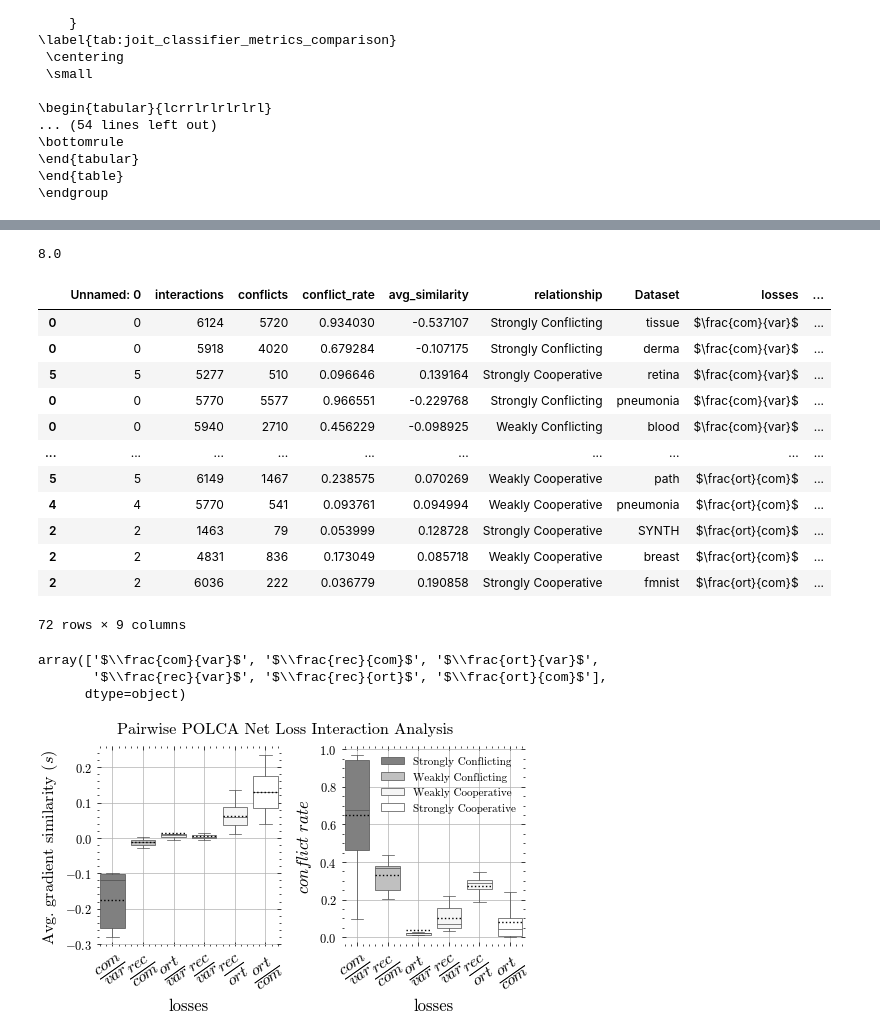
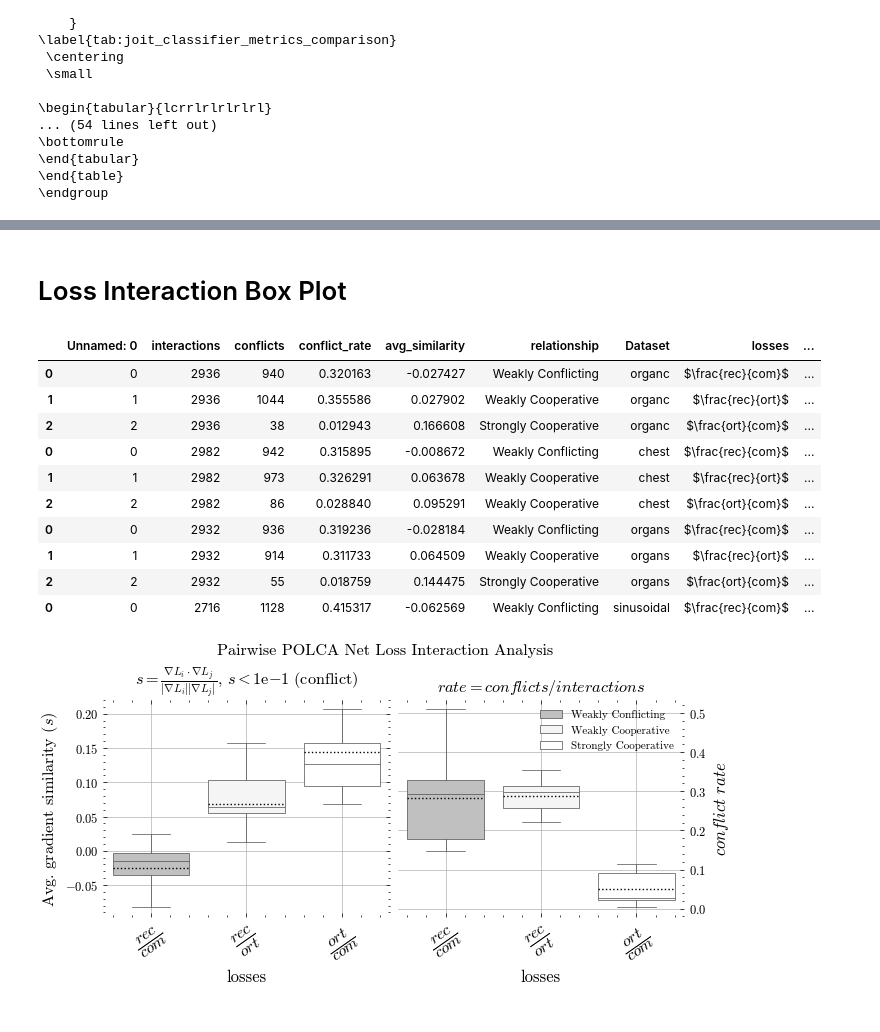
Before and after one commit to jamartinh/polcanet, a Jupyter notebook: examples/notebooks/report_all_classification_metrics.ipynb, the cells around one changed output, grey strips where cells are left out. Cells and saved outputs as stored; diff of their text form; code cells hidden in the pictures.

```diff
--- a/examples/notebooks/report_all_classification_metrics.ipynb
+++ b/examples/notebooks/report_all_classification_metrics.ipynb
@@ -153,5 +173,5 @@ experiment = "experiments"
 # %%
-df_metrics = read_metrics_csv_files(f"{experiment}/*/image_metrics_*.csv")
+df_metrics = read_metrics_csv_files(f"output/{experiment}/*/image_metrics_*.csv",with_labels=with_labels)
 df_metrics.head(6)
 # %% [output]
 |  |  |  | NRMSE |  | PSNR |  | SSIM |  |
@@ -166,5 +186,5 @@ df_metrics.head(6)
 # %%
-df_class = read_class_csv_files(f"{experiment}/*/classification_metrics_*.csv")
+df_class = read_class_csv_files(f"output/{experiment}/*/classification_metrics_*.csv",with_labels=with_labels)
 df_class.head(12)
 # %% [output]
 |  |  |  |  | ACC |  | F1 |  |
@@ -415,7 +443,7 @@ for ax, metric, title in zip(axs, ["NRMSE", "PSNR", "SSIM"], ["NRMSE", "PSNR", "
         y="Value",
         hue="Method",
         fill=True,
-        palette={"PCA": "lightgray", "POLCA": "white"},
+        palette={"PCA": "lightgray","PCA-labels": "lightgray", "POLCA": "white", "POLCA-labels": "white"},
         gap=0.0,
         showmeans=True,
         meanprops={"ls": ":", "c": "k"},
@@ -615,9 +483,7 @@ plt.savefig(f"{experiment}/classifier_metric_comparison_boxplot_methods.pdf", dp
-# %%
-(64 * 64) ** (1 / 4)
-# %% [output]
-8.0
+# %% [markdown]
+# Loss Interaction Box Plot
 # %%
-df_loss = read_loss_interaction_csv_files(f"{experiment}/*/loss_interaction_report.csv")
+df_loss = read_loss_interaction_csv_files(f"output/{experiment}/*/loss_interaction_report.csv")
 
 # Step 1: Find the most common relationship for each unique losses value
 most_common_relationship = (
@@ -645,37 +511,27 @@ df_loss["relationship_category"] = pd.Categorical(
     df_loss["common_relationship"], categories=relationship_order, ordered=True
 )
 
-# Step 6: Sort the DataFrame based on the categorical column
-df_loss = df_loss.sort_values("relationship_category")
 
 # Step 7: Drop the helper column used for sorting
 df_loss = df_loss.drop(columns=["relationship_category"])
 
-# df_loss["losses"]  = "$" + df_loss["losses"] + "$"
 
-df_loss
+
+df_loss.head(10)
 # %% [output]
 |  | Unnamed: 0 | interactions | conflicts | conflict_rate | avg_similarity | relationship | Dataset | losses | ... |
-| 0 | 0 | 6124 | 5720 | 0.934030 | -0.537107 | Strongly Conflicting | tissue | $\frac{com}{var}$ | ... |
-| 0 | 0 | 5918 | 4020 | 0.679284 | -0.107175 | Strongly Conflicting | derma | $\frac{com}{var}$ | ... |
-| 5 | 5 | 5277 | 510 | 0.096646 | 0.139164 | Strongly Cooperative | retina | $\frac{com}{var}$ | ... |
-| 0 | 0 | 5770 | 5577 | 0.966551 | -0.229768 | Strongly Conflicting | pneumonia | $\frac{com}{var}$ | ... |
-| 0 | 0 | 5940 | 2710 | 0.456229 | -0.098925 | Weakly Conflicting | blood | $\frac{com}{var}$ | ... |
-| ... | ... | ... | ... | ... | ... | ... | ... | ... | ... |
-| 5 | 5 | 6149 | 1467 | 0.238575 | 0.070269 | Weakly Cooperative | path | $\frac{ort}{com}$ | ... |
-| 4 | 4 | 5770 | 541 | 0.093761 | 0.094994 | Weakly Cooperative | pneumonia | $\frac{ort}{com}$ | ... |
-| 2 | 2 | 1463 | 79 | 0.053999 | 0.128728 | Strongly Cooperative | SYNTH | $\frac{ort}{com}$ | ... |
-| 2 | 2 | 4831 | 836 | 0.173049 | 0.085718 | Weakly Cooperative | breast | $\frac{ort}{com}$ | ... |
-| 2 | 2 | 6036 | 222 | 0.036779 | 0.190858 | Strongly Cooperative | fmnist | $\frac{ort}{com}$ | ... |
+| 0 | 0 | 2936 | 940 | 0.320163 | -0.027427 | Weakly Conflicting | organc | $\frac{rec}{com}$ | ... |
+| 1 | 1 | 2936 | 1044 | 0.355586 | 0.027902 | Weakly Cooperative | organc | $\frac{rec}{ort}$ | ... |
+| 2 | 2 | 2936 | 38 | 0.012943 | 0.166608 | Strongly Cooperative | organc | $\frac{ort}{com}$ | ... |
+| 0 | 0 | 2982 | 942 | 0.315895 | -0.008672 | Weakly Conflicting | chest | $\frac{rec}{com}$ | ... |
+| 1 | 1 | 2982 | 973 | 0.326291 | 0.063678 | Weakly Cooperative | chest | $\frac{rec}{ort}$ | ... |
+| 2 | 2 | 2982 | 86 | 0.028840 | 0.095291 | Weakly Cooperative | chest | $\frac{ort}{com}$ | ... |
+| 0 | 0 | 2932 | 936 | 0.319236 | -0.028184 | Weakly Conflicting | organs | $\frac{rec}{com}$ | ... |
+| 1 | 1 | 2932 | 914 | 0.311733 | 0.064509 | Weakly Cooperative | organs | $\frac{rec}{ort}$ | ... |
+| 2 | 2 | 2932 | 55 | 0.018759 | 0.144475 | Strongly Cooperative | organs | $\frac{ort}{com}$ | ... |
+| 0 | 0 | 2716 | 1128 | 0.415317 | -0.062569 | Weakly Conflicting | sinusoidal | $\frac{rec}{com}$ | ... |
-72 rows × 9 columns
-# %%
-df_loss["losses"].unique()
-# %% [output]
-array(['$\\frac{com}{var}$', '$\\frac{rec}{com}$', '$\\frac{ort}{var}$',
-       '$\\frac{rec}{var}$', '$\\frac{rec}{ort}$', '$\\frac{ort}{com}$'],
-      dtype=object)
 # %%
-fig, (ax1, ax2) = plt.subplots(1, 2, figsize=(5, 3))
+fig, (ax1, ax2) = plt.subplots(1, 2, figsize=(7, 3.5))
 palette = {
     "Strongly Conflicting": "gray",
     "Weakly Conflicting": "silver",
@@ -704,36 +560,39 @@ ax1.grid()
 ax1.set_ylabel("Avg. gradient similarity ($s$)", fontsize="small")
 similarity_form = r"$s=\frac{\nabla L_i \cdot \nabla L_j}{|\nabla L_i| |\nabla L_j|}$"
 similarity_form += r", $s<1\mathrm{e}{-1}~(\text{conflict})$"
-# ax1.set_title(similarity_form,fontsize="medium")
+ax1.set_title(similarity_form,fontsize="small")
 ax1.set_xticks(range(len(df_loss["losses"].unique())))
 ax1.set_xticklabels(ax1.get_xticklabels(), rotation=35, ha="center", fontsize="large")
 ax1.legend([])
 
 ax2 = sns.boxplot(
     data=df_loss,
     x="losses",
     y="conflict_rate",
     hue="common_relationship",
     fill=True,
     palette=palette,
     showmeans=True,
     meanprops={"ls": ":", "c": "k"},
     meanline=True,
     showfliers=False,
     fliersize=0.5,
     # color="k",
     linewidth=0.5,
     ax=ax2,
     saturation=0.6,
 )
 ax2.grid()
 ax2.set_ylabel("$conflict$ $rate$")
-# ax2.set_title("$rate = conflicts / interactions$",fontsize="medium")
+ax2.set_title("$rate = conflicts / interactions$",fontsize="small")
 ax2.set_xticks(range(len(df_loss["losses"].unique())))
 ax2.set_xticklabels(ax2.get_xticklabels(), rotation=35, ha="center", fontsize="large")
+# Move the y-axis to the right
+ax2.yaxis.tick_right()
+ax2.yaxis.set_label_position("right")
 ax2.legend()
 plt.suptitle("Pairwise POLCA Net Loss Interaction Analysis", fontsize="small")
 sns.despine(trim=False, left=True, right=True, top=True, bottom=True)
 plt.savefig(f"{experiment}/pairwise_loss_conflicts_boxplot.pdf", dpi=300, bbox_inches="tight")
 # %% [output]
-[figure, old version]
+[figure, new version]
```
Also changed, not shown: parts of 24 cells of this notebook, 7 other files.
